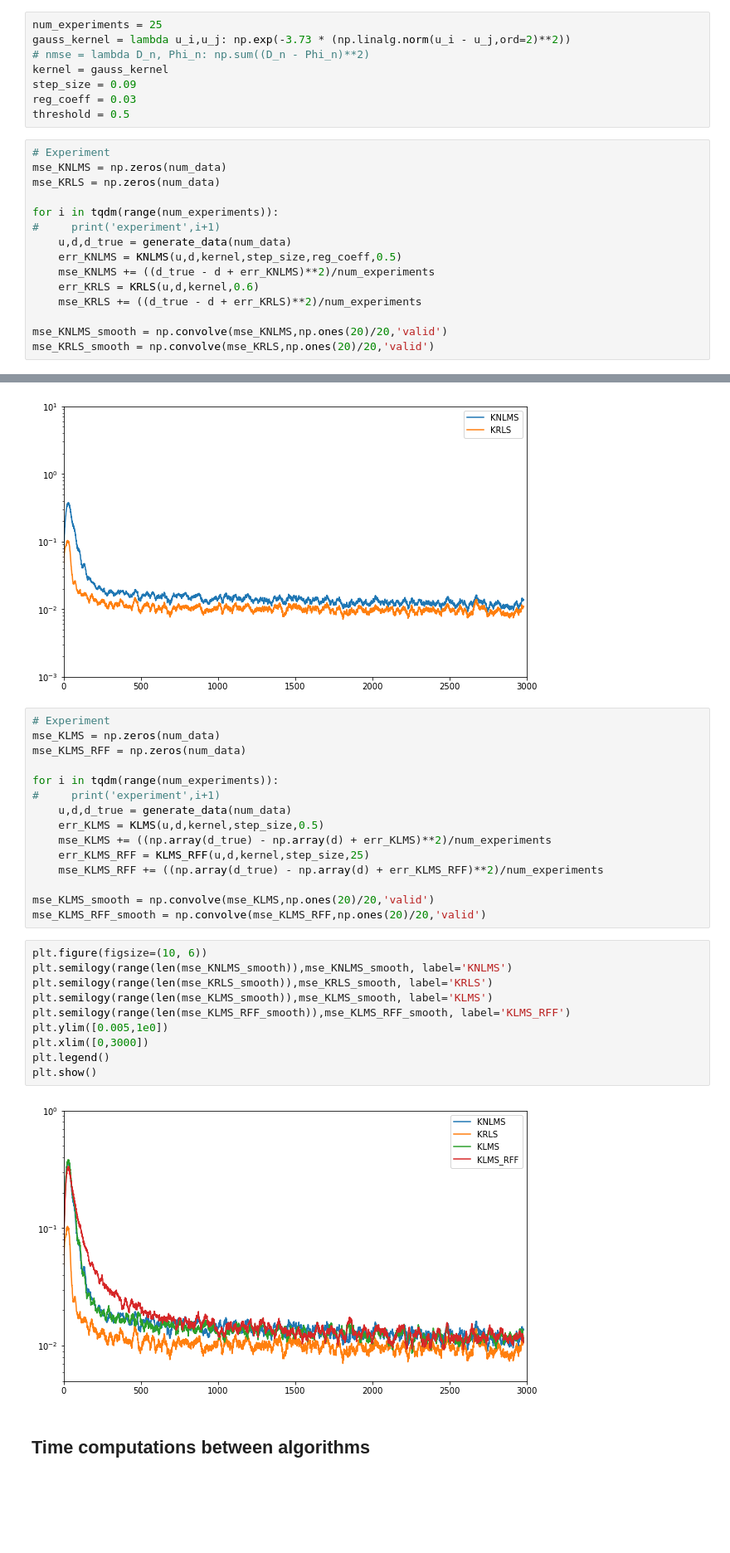
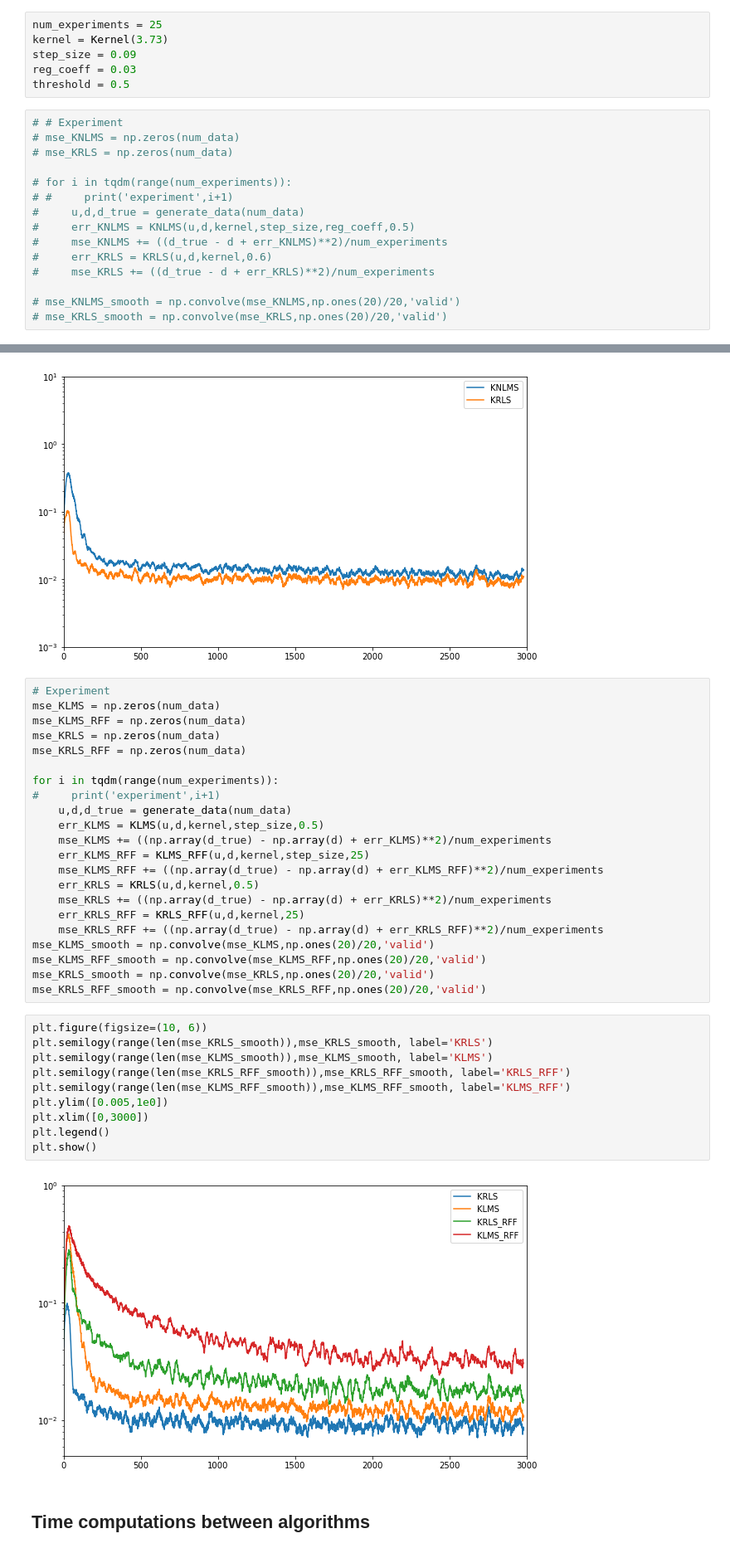
Before and after one commit to cjfelixx/machine-learning-graduate-research, a Jupyter notebook: KernelLeastSquares/kernelLeastSquares.ipynb, the cells around one changed output, grey strips where cells are left out. Shown: that part at 83% size. Drawn from its saved outputs; the diff is of its cells as text; blank space fills up the shorter version.

Commit message:
fixed kernel algos

```diff
--- a/KernelLeastSquares/kernelLeastSquares.ipynb
+++ b/KernelLeastSquares/kernelLeastSquares.ipynb
@@ -35,24 +37,22 @@ def generate_data(num_data):
     return np.array(u), np.array(d),np.array(d_true)
 # %%
 num_experiments = 25
-gauss_kernel = lambda u_i,u_j: np.exp(-3.73 * (np.linalg.norm(u_i - u_j,ord=2)**2))
-# nmse = lambda D_n, Phi_n: np.sum((D_n - Phi_n)**2)
-kernel = gauss_kernel
+kernel = Kernel(3.73)
 step_size = 0.09
 reg_coeff = 0.03
 threshold = 0.5
 # %%
-# Experiment
-mse_KNLMS = np.zeros(num_data)
-mse_KRLS = np.zeros(num_data)
+# # Experiment
+# mse_KNLMS = np.zeros(num_data)
+# mse_KRLS = np.zeros(num_data)
 
-for i in tqdm(range(num_experiments)):
-#     print('experiment',i+1)
-    u,d,d_true = generate_data(num_data)
-    err_KNLMS = KNLMS(u,d,kernel,step_size,reg_coeff,0.5)
-    mse_KNLMS += ((d_true - d + err_KNLMS)**2)/num_experiments
-    err_KRLS = KRLS(u,d,kernel,0.6)
-    mse_KRLS += ((d_true - d + err_KRLS)**2)/num_experiments
+# for i in tqdm(range(num_experiments)):
+# #     print('experiment',i+1)
+#     u,d,d_true = generate_data(num_data)
+#     err_KNLMS = KNLMS(u,d,kernel,step_size,reg_coeff,0.5)
+#     mse_KNLMS += ((d_true - d + err_KNLMS)**2)/num_experiments
+#     err_KRLS = KRLS(u,d,kernel,0.6)
+#     mse_KRLS += ((d_true - d + err_KRLS)**2)/num_experiments
 
-mse_KNLMS_smooth = np.convolve(mse_KNLMS,np.ones(20)/20,'valid')
-mse_KRLS_smooth = np.convolve(mse_KRLS,np.ones(20)/20,'valid')
+# mse_KNLMS_smooth = np.convolve(mse_KNLMS,np.ones(20)/20,'valid')
+# mse_KRLS_smooth = np.convolve(mse_KRLS,np.ones(20)/20,'valid')
@@ -70,6 +72,8 @@ plt.show()
 # Experiment
 mse_KLMS = np.zeros(num_data)
 mse_KLMS_RFF = np.zeros(num_data)
+mse_KRLS = np.zeros(num_data)
+mse_KRLS_RFF = np.zeros(num_data)
 
 for i in tqdm(range(num_experiments)):
 #     print('experiment',i+1)
@@ -78,21 +82,26 @@ for i in tqdm(range(num_experiments)):
     mse_KLMS += ((np.array(d_true) - np.array(d) + err_KLMS)**2)/num_experiments
     err_KLMS_RFF = KLMS_RFF(u,d,kernel,step_size,25)
     mse_KLMS_RFF += ((np.array(d_true) - np.array(d) + err_KLMS_RFF)**2)/num_experiments
-
+    err_KRLS = KRLS(u,d,kernel,0.5)
+    mse_KRLS += ((np.array(d_true) - np.array(d) + err_KRLS)**2)/num_experiments
+    err_KRLS_RFF = KRLS_RFF(u,d,kernel,25)
+    mse_KRLS_RFF += ((np.array(d_true) - np.array(d) + err_KRLS_RFF)**2)/num_experiments
 mse_KLMS_smooth = np.convolve(mse_KLMS,np.ones(20)/20,'valid')
 mse_KLMS_RFF_smooth = np.convolve(mse_KLMS_RFF,np.ones(20)/20,'valid')
+mse_KRLS_smooth = np.convolve(mse_KRLS,np.ones(20)/20,'valid')
+mse_KRLS_RFF_smooth = np.convolve(mse_KRLS_RFF,np.ones(20)/20,'valid')
 # %%
 plt.figure(figsize=(10, 6))
-plt.semilogy(range(len(mse_KNLMS_smooth)),mse_KNLMS_smooth, label='KNLMS')
 plt.semilogy(range(len(mse_KRLS_smooth)),mse_KRLS_smooth, label='KRLS')
 plt.semilogy(range(len(mse_KLMS_smooth)),mse_KLMS_smooth, label='KLMS')
+plt.semilogy(range(len(mse_KRLS_RFF_smooth)),mse_KRLS_RFF_smooth, label='KRLS_RFF')
 plt.semilogy(range(len(mse_KLMS_RFF_smooth)),mse_KLMS_RFF_smooth, label='KLMS_RFF')
 plt.ylim([0.005,1e0])
 plt.xlim([0,3000])
 plt.legend()
 plt.show()
 # %% [output]
-[figure, old version]
+[figure, new version]
 # %% [markdown]
 ## Time computations between algorithms
 # %% [markdown]
```
Also changed, not shown: parts of 2 cells of this notebook, 6 other files.
